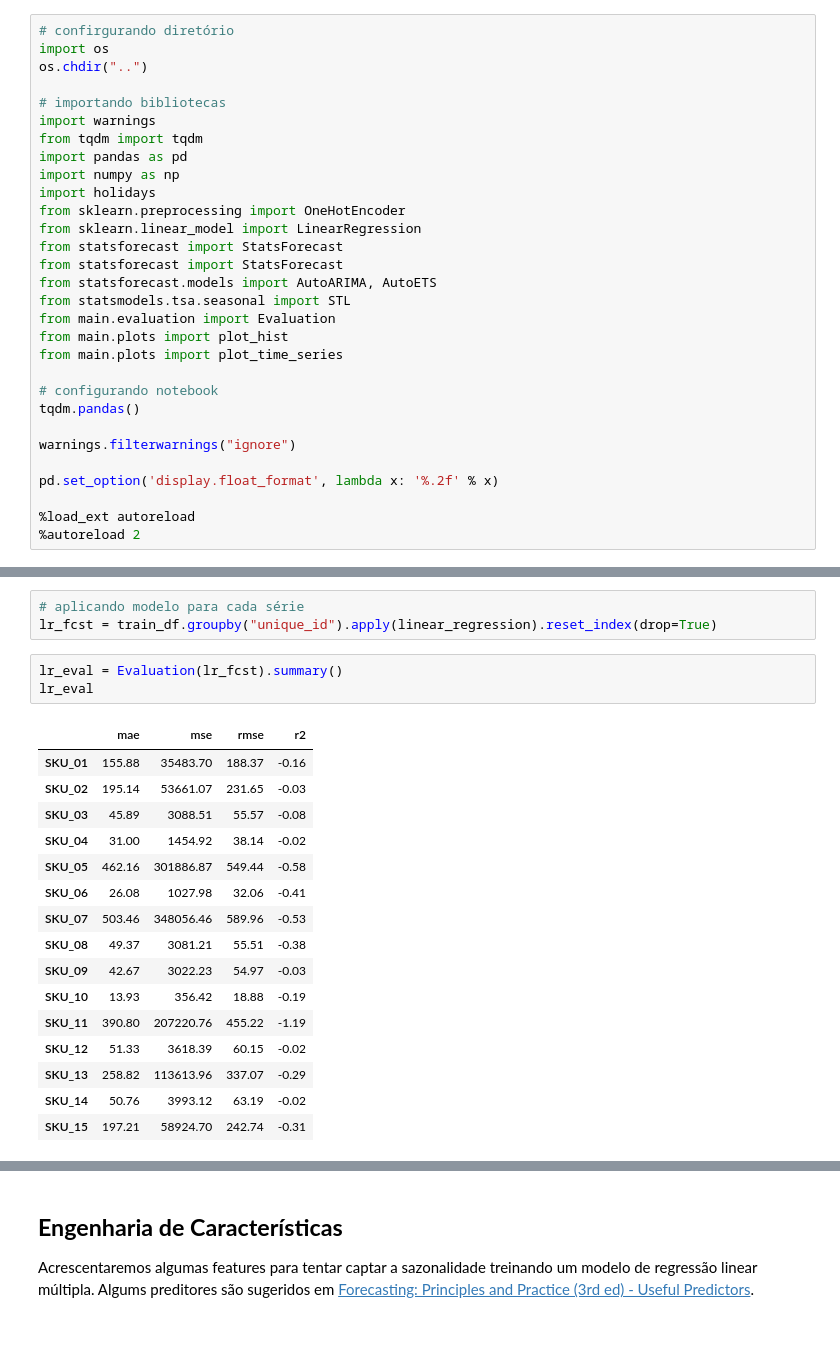
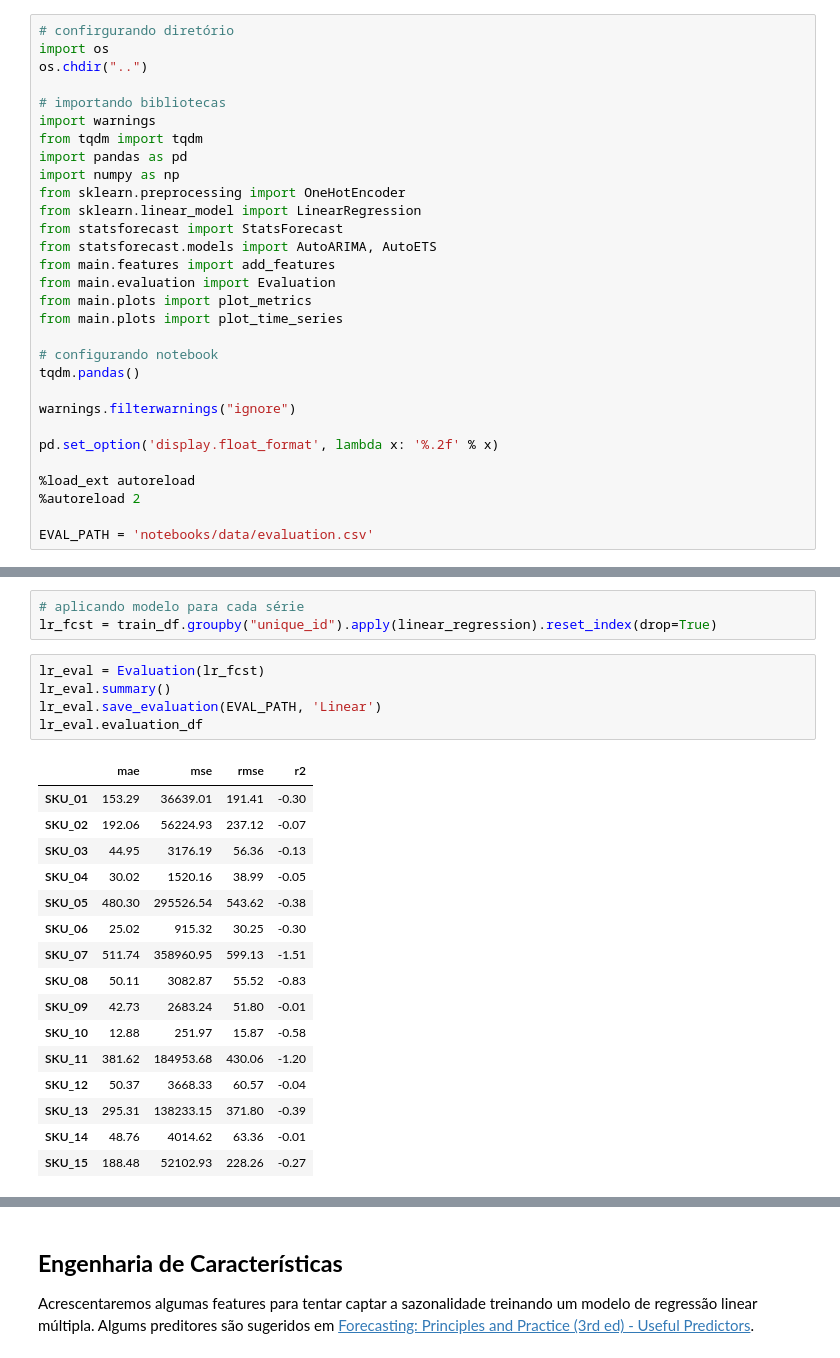
Before and after one commit to getrolucas/PIC-CD-UFERSA, a Jupyter notebook: notebooks/regressao_linear.ipynb, the cells around one changed output, grey strips where cells are left out. Drawn from its saved outputs; the diff is of its cells as text.

```diff
--- a/notebooks/regressao_linear.ipynb
+++ b/notebooks/regressao_linear.ipynb
@@ -12,15 +12,13 @@ import warnings
 from tqdm import tqdm
 import pandas as pd
 import numpy as np
-import holidays
 from sklearn.preprocessing import OneHotEncoder
 from sklearn.linear_model import LinearRegression
 from statsforecast import StatsForecast
-from statsforecast import StatsForecast
 from statsforecast.models import AutoARIMA, AutoETS
-from statsmodels.tsa.seasonal import STL
+from main.features import add_features
 from main.evaluation import Evaluation
-from main.plots import plot_hist
+from main.plots import plot_metrics
 from main.plots import plot_time_series
 
 # configurando notebook
@@ -32,6 +30,8 @@ pd.set_option('display.float_format', lambda x: '%.2f' % x)
 
 %load_ext autoreload
 %autoreload 2
+
+EVAL_PATH = 'notebooks/data/evaluation.csv'
 # %% [markdown]
 ## **Leitura dos Dados**
 Leitura dos dados de treino e teste exportados no notebook *analise_exploratoria.ipynb*. Para cada série, foram separados os 70% primeiros pontos de dados para treino e o restante, ou seja, os dados mais recentes, para teste.
@@ -67,25 +67,27 @@ def linear_regression(df : pd.DataFrame) -> pd.DataFrame:
 # aplicando modelo para cada série
 lr_fcst = train_df.groupby("unique_id").apply(linear_regression).reset_index(drop=True)
 # %%
-lr_eval = Evaluation(lr_fcst).summary()
-lr_eval
+lr_eval = Evaluation(lr_fcst)
+lr_eval.summary()
+lr_eval.save_evaluation(EVAL_PATH, 'Linear')
+lr_eval.evaluation_df
 # %% [output]
 |  | mae | mse | rmse | r2 |
-| SKU_01 | 155.88 | 35483.70 | 188.37 | -0.16 |
-| SKU_02 | 195.14 | 53661.07 | 231.65 | -0.03 |
-| SKU_03 | 45.89 | 3088.51 | 55.57 | -0.08 |
-| SKU_04 | 31.00 | 1454.92 | 38.14 | -0.02 |
-| SKU_05 | 462.16 | 301886.87 | 549.44 | -0.58 |
-| SKU_06 | 26.08 | 1027.98 | 32.06 | -0.41 |
-| SKU_07 | 503.46 | 348056.46 | 589.96 | -0.53 |
-| SKU_08 | 49.37 | 3081.21 | 55.51 | -0.38 |
-| SKU_09 | 42.67 | 3022.23 | 54.97 | -0.03 |
-| SKU_10 | 13.93 | 356.42 | 18.88 | -0.19 |
-| SKU_11 | 390.80 | 207220.76 | 455.22 | -1.19 |
-| SKU_12 | 51.33 | 3618.39 | 60.15 | -0.02 |
-| SKU_13 | 258.82 | 113613.96 | 337.07 | -0.29 |
-| SKU_14 | 50.76 | 3993.12 | 63.19 | -0.02 |
-| SKU_15 | 197.21 | 58924.70 | 242.74 | -0.31 |
+| SKU_01 | 153.29 | 36639.01 | 191.41 | -0.30 |
+| SKU_02 | 192.06 | 56224.93 | 237.12 | -0.07 |
+| SKU_03 | 44.95 | 3176.19 | 56.36 | -0.13 |
+| SKU_04 | 30.02 | 1520.16 | 38.99 | -0.05 |
+| SKU_05 | 480.30 | 295526.54 | 543.62 | -0.38 |
+| SKU_06 | 25.02 | 915.32 | 30.25 | -0.30 |
+| SKU_07 | 511.74 | 358960.95 | 599.13 | -1.51 |
+| SKU_08 | 50.11 | 3082.87 | 55.52 | -0.83 |
+| SKU_09 | 42.73 | 2683.24 | 51.80 | -0.01 |
+| SKU_10 | 12.88 | 251.97 | 15.87 | -0.58 |
+| SKU_11 | 381.62 | 184953.68 | 430.06 | -1.20 |
+| SKU_12 | 50.37 | 3668.33 | 60.57 | -0.04 |
+| SKU_13 | 295.31 | 138233.15 | 371.80 | -0.39 |
+| SKU_14 | 48.76 | 4014.62 | 63.36 | -0.01 |
+| SKU_15 | 188.48 | 52102.93 | 228.26 | -0.27 |
 # %%
 # plot das previsões
 plot_time_series(df=lr_fcst, data_cols=['y', 'y_pred'], figsize=(12,12))
```
Also changed, not shown: parts of 15 cells of this notebook, 9 other files.
